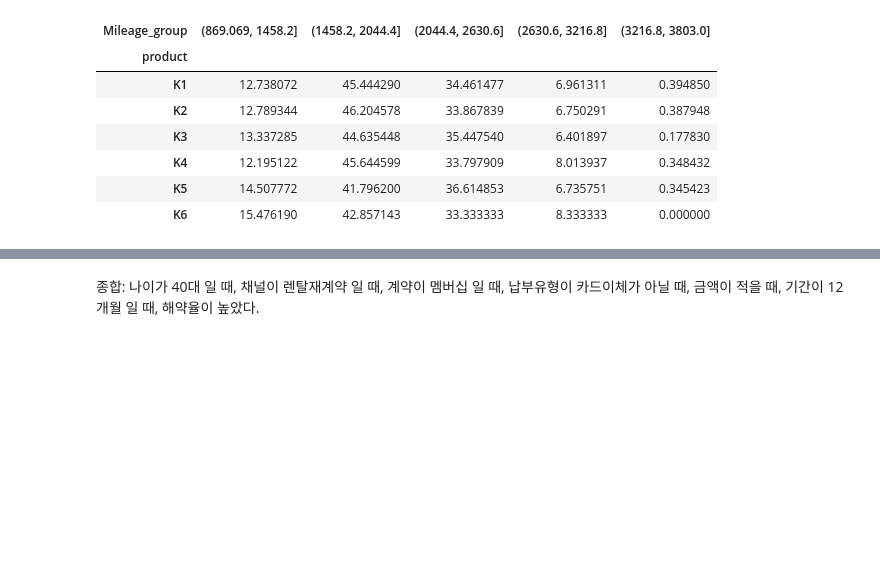
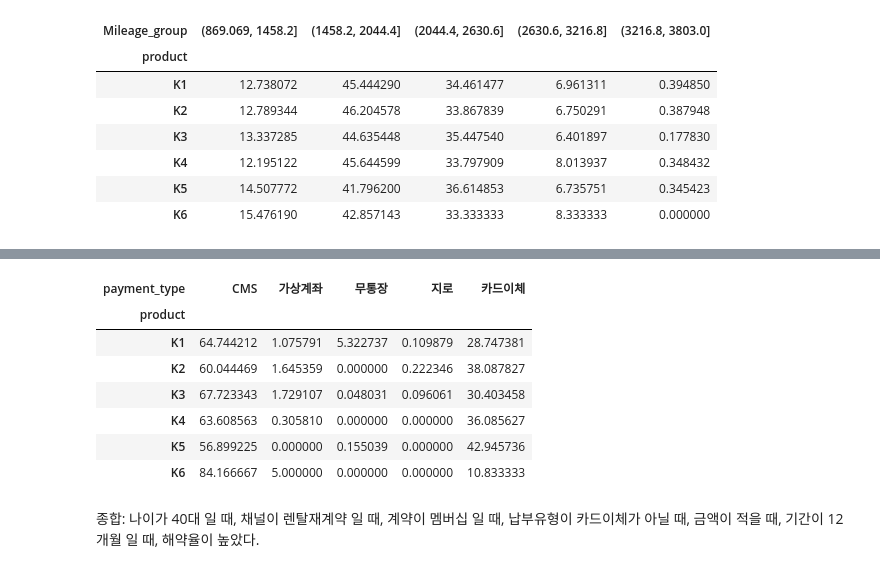
Before and after one commit to Huey-fitpet/study_data_analytics, a Jupyter notebook: quests/EDA/EDA_LetalCarOfContractType_06.ipynb, the cells around one changed output, grey strips where cells are left out. Cells and saved outputs as stored; diff of their text form; code cells hidden in the pictures; blank space fills up the shorter version.

```diff
--- a/quests/EDA/EDA_LetalCarOfContractType_06.ipynb
+++ b/quests/EDA/EDA_LetalCarOfContractType_06.ipynb
@@ -651,3 +381,17 @@ Name: count, dtype: float64
+# %%
+product_by_age = pd.crosstab(data_df['product'],
+                            data_df['payment_type'],
+                            normalize='index') * 100
+product_by_age
+# %% [output]
+| payment_type | CMS | 가상계좌 | 무통장 | 지로 | 카드이체 |
+| product |  |  |  |  |  |
+| K1 | 64.744212 | 1.075791 | 5.322737 | 0.109879 | 28.747381 |
+| K2 | 60.044469 | 1.645359 | 0.000000 | 0.222346 | 38.087827 |
+| K3 | 67.723343 | 1.729107 | 0.048031 | 0.096061 | 30.403458 |
+| K4 | 63.608563 | 0.305810 | 0.000000 | 0.000000 | 36.085627 |
+| K5 | 56.899225 | 0.000000 | 0.155039 | 0.000000 | 42.945736 |
+| K6 | 84.166667 | 5.000000 | 0.000000 | 0.000000 | 10.833333 |
 # %% [markdown]
 종합: 나이가 40대 일 때, 채널이 렌탈재계약 일 때, 계약이 멤버십 일 때, 납부유형이 카드이체가 아닐 때, 금액이 적을 때, 기간이 12개월 일 때, 해약율이 높았다.
 # %%
```
Also changed, not shown: parts of 41 cells of this notebook, 1 other file.
